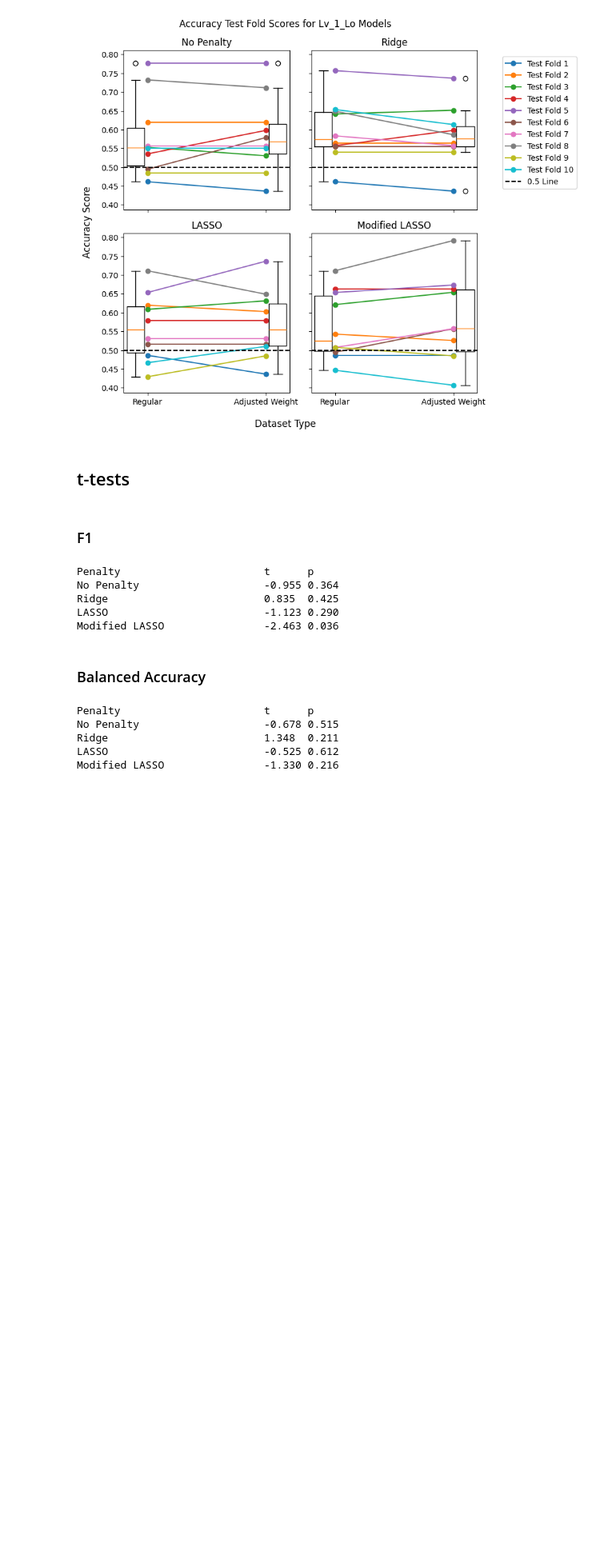
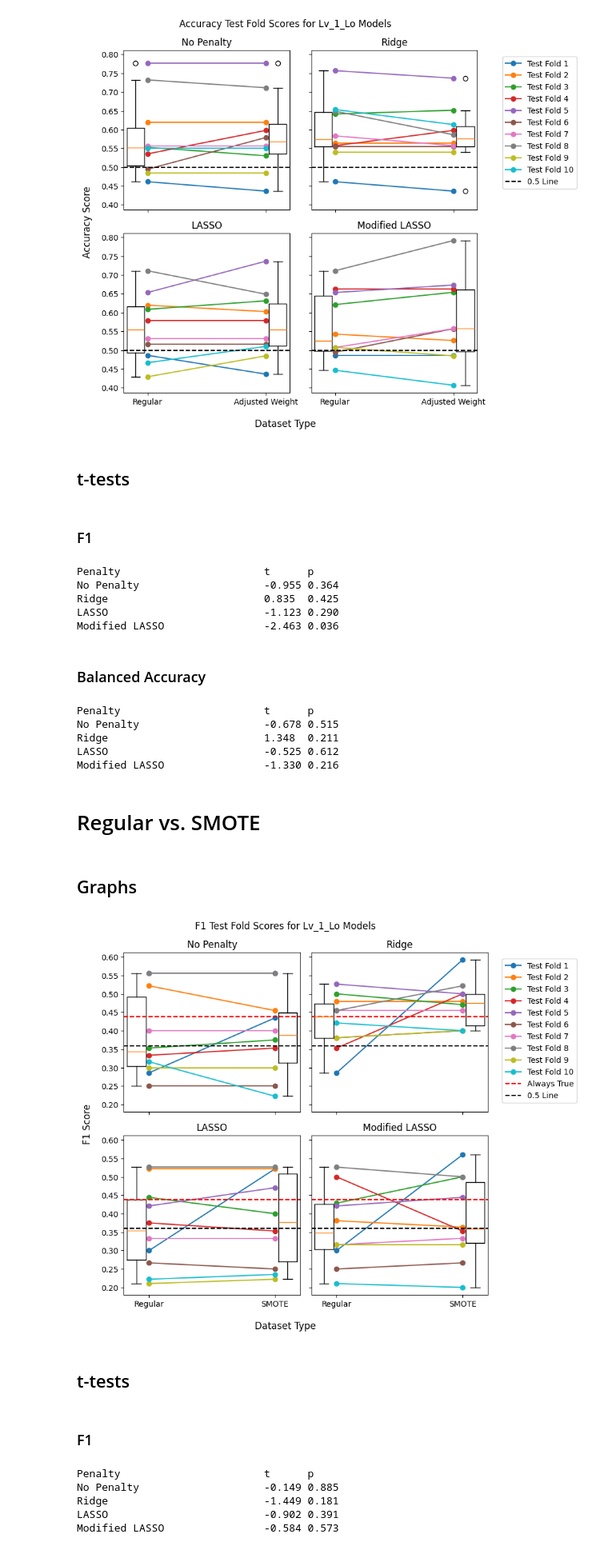
Before and after one commit to jaspershen21/jshen_DLA, a Jupyter notebook: 10_Fold_Comparison_Graphs.ipynb, the cells around one changed output. Shown at 80% size. Drawn from its saved outputs; the diff is of its cells as text; code cells hidden in the pictures; blank space fills up the shorter version.

Commit message:
Create graphs and conduct t-tests for Regular vs SMOTE and Adjusted Weight vs SMOTE

```diff
--- a/10_Fold_Comparison_Graphs.ipynb
+++ b/10_Fold_Comparison_Graphs.ipynb
@@ -130,3 +130,30 @@ No Penalty                    -0.678 0.515
 Ridge                         1.348  0.211
 LASSO                         -0.525 0.612
 Modified LASSO                -1.330 0.216
+# %% [markdown]
+# Regular vs. SMOTE
+# %%
+SMOTE_f1_scores["Lv_1_Lo"]["Modified LASSO"] = SMOTE_f1_scores["Lv_1_Lo"]["Modified LASSO (No Penalty)"]
+SMOTE_accuracy_scores["Lv_1_Lo"]["Modified LASSO"] = SMOTE_accuracy_scores["Lv_1_Lo"]["Modified LASSO (No Penalty)"]
+# %% [markdown]
+## Graphs
+# %%
+graph_folds(reg_f1_scores, SMOTE_f1_scores, outcomes_df, "Lv_1_Lo", "F1", ["Regular", "SMOTE"])
+# %% [output]
+[figure, added]
+# %% [markdown]
+## t-tests
+# %% [markdown]
+### F1
+# %%
+# Paired t-test
+print(f'{"Penalty" : <30}{"t" : <7}{"p" : <7}')
+for penalty in ["No Penalty", "Ridge", "LASSO", "Modified LASSO"]:
+    t_stat, p_val = stats.ttest_rel(reg_f1_scores["Lv_1_Lo"][penalty], SMOTE_f1_scores["Lv_1_Lo"][penalty])
+    print(f'{penalty : <30}{t_stat : <7.3f}{p_val : >5.3f}')
+# %% [output]
+Penalty                       t      p
+No Penalty                    -0.149 0.885
+Ridge                         -1.449 0.181
+LASSO                         -0.902 0.391
+Modified LASSO                -0.584 0.573
```
Also changed, not shown: parts of 6 cells of this notebook.
